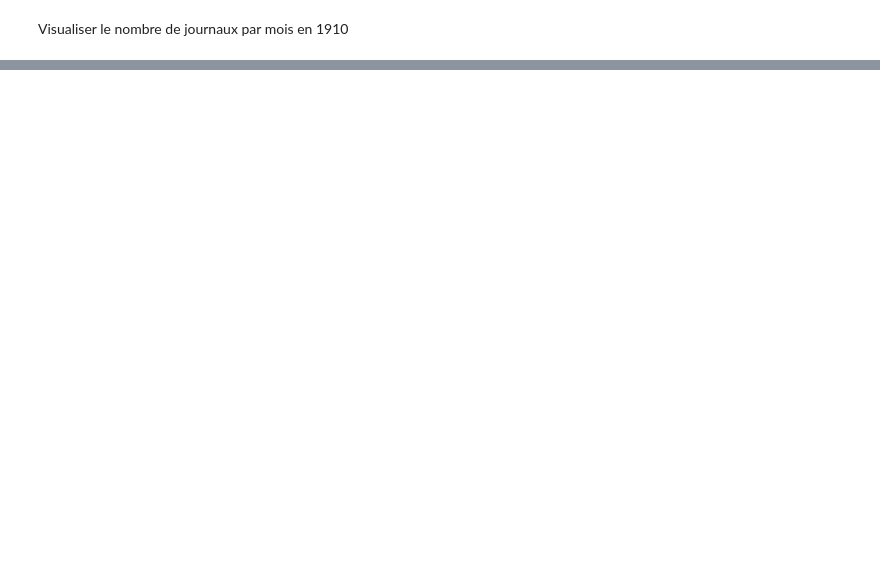
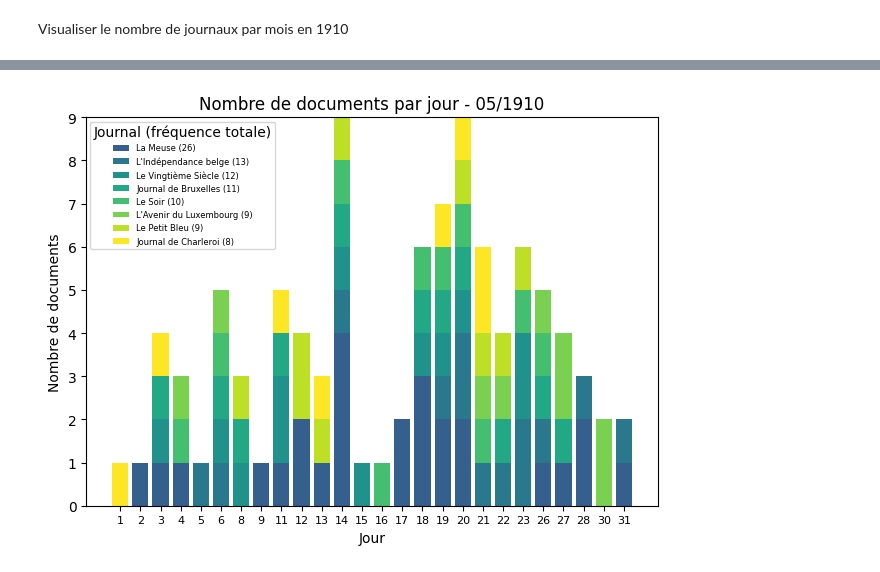
Before and after one commit to CasiaLogan/tac, a Jupyter notebook: tps/tp4/preparer_halley.ipynb, the cells around one changed output, grey strips where cells are left out. Cells and saved outputs as stored; diff of their text form; code cells hidden in the pictures; blank space fills up the shorter version.

```diff
--- a/tps/tp4/preparer_halley.ipynb
+++ b/tps/tp4/preparer_halley.ipynb
@@ -97,0 +155,57 @@ for f in passage_1910:
+# %%
+#this need to be cleaned up to tell the story we want to tell, but it's a good start to play around with
+#I need to decide even if it's relevant to focus on which journals published that month...
+specific_year = '1910'
+specific_month = '05'
+
+# Count by day AND newspaper
+day_newspaper_count = defaultdict(lambda: defaultdict(int))
+
+for f in files:
+    if "_" in f and f.endswith("txt"):
+        elems = f.split("_")
+
+        year = elems[2].split("-")[0]
+        month = elems[2].split("-")[1]
+        day = int(elems[2].split("-")[2])
+        newspaper = elems[1]
+
+        if year == specific_year and month == specific_month:
+            day_newspaper_count[day][newspaper] += 1
+
+# Calculate total frequency for each newspaper across all days
+newspaper_total_frequency = defaultdict(int)
+for day_data in day_newspaper_count.values():
+    for newspaper, count in day_data.items():
+        newspaper_total_frequency[newspaper] += count
+
+# Sort newspapers by total frequency and assign colors
+sorted_newspapers = sorted(newspaper_total_frequency.items(), key=lambda x: x[1], reverse=True)
+newspapers = [newspaper for newspaper, _ in sorted_newspapers]
+
+# Use a colormap - more frequent = darker/more intense color
+cmap = plt.cm.viridis  # or try: plt.cm.plasma, plt.cm.inferno, plt.cm.Blues
+colors = cmap(np.linspace(0.3, 1.0, len(newspapers)))
+newspaper_colors = {newspaper: colors[i] for i, newspaper in enumerate(newspapers)}
+
+# Prepare data for stacked bar chart
+days = sorted(day_newspaper_count.keys())
+index = np.arange(len(days))
+bottom = np.zeros(len(days))
+
+# Create stacked bars
+for newspaper in newspapers:
+    counts = [day_newspaper_count[day][newspaper] for day in days]
+    plt.bar(index, counts, bottom=bottom, color=newspaper_colors[newspaper],
+            label=f"{newspaper_names.get(newspaper, newspaper)} ({newspaper_total_frequency[newspaper]})")
+    bottom += counts
+
+plt.xlabel('Jour')
+plt.ylabel('Nombre de documents')
+plt.xticks(index, days, fontsize=8)
+plt.title(f'Nombre de documents par jour - {specific_month}/{specific_year}')
+plt.legend(fontsize=6, title="Journal (fréquence totale)")
+plt.tight_layout()
+plt.show()
+# %% [output]
+[figure, added]
```
Also changed, not shown: parts of 9 cells of this notebook, 5 other files.
